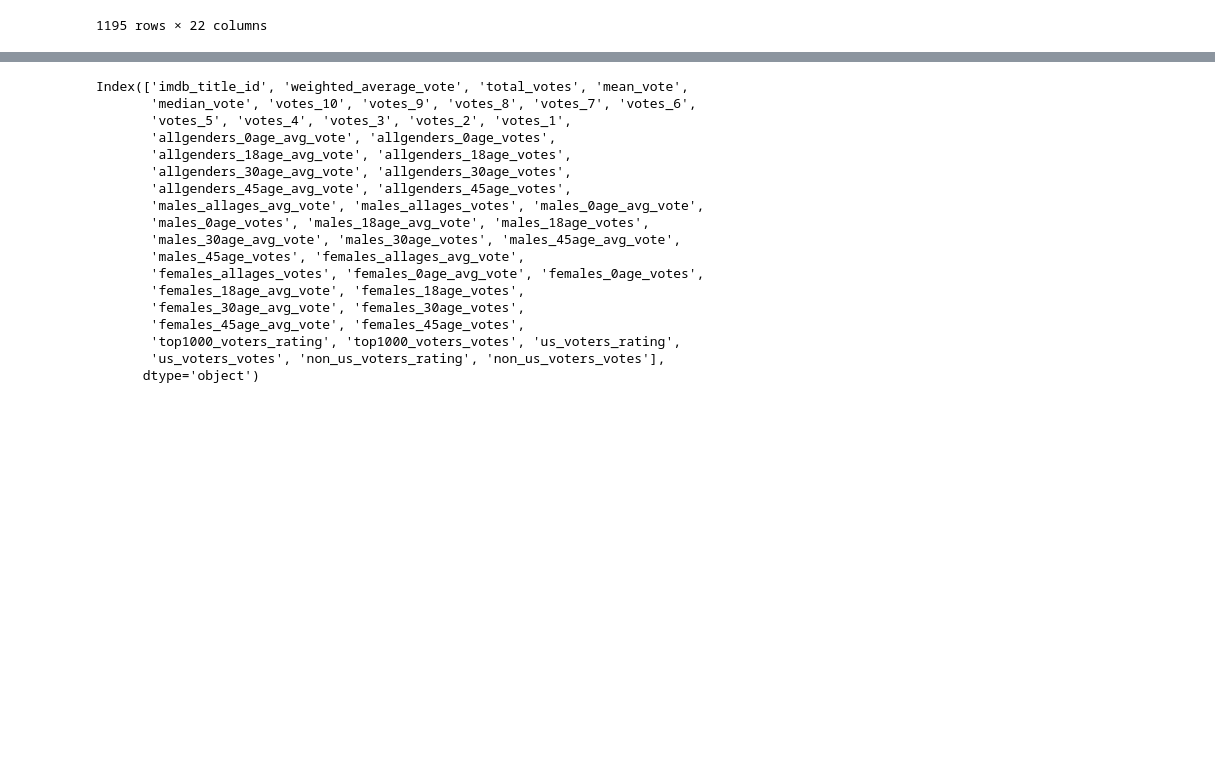
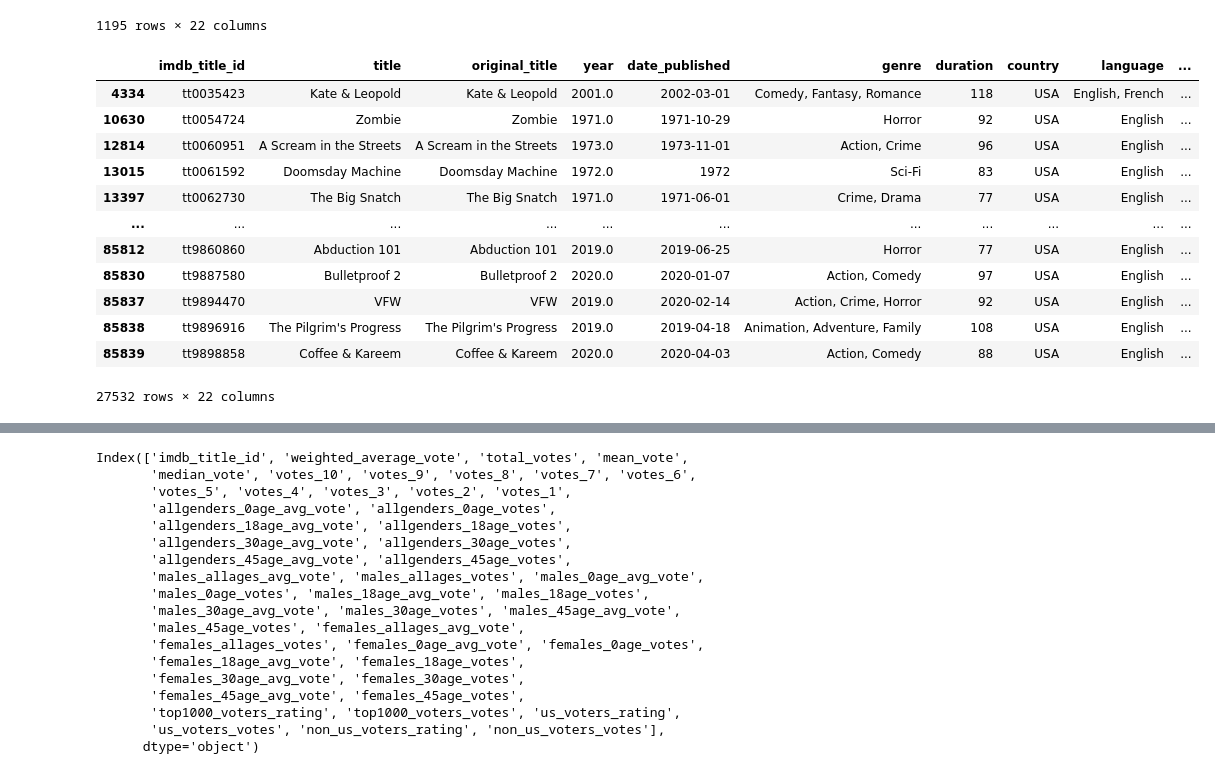
Before and after one commit to iamSShan/movie-recommendation-system, a Jupyter notebook: pre_process/preProcessing.ipynb, the cells around one changed output, grey strips where cells are left out. Cells and saved outputs as stored; diff of their text form; code cells hidden in the pictures; blank space fills up the shorter version.

```diff
--- a/pre_process/preProcessing.ipynb
+++ b/pre_process/preProcessing.ipynb
@@ -64,3 +70,29 @@ movies_df[(movies_df["country"] == "India") & (movies_df["year"] > 2000) & (movi
 | 81296 | tt6832682 | Shahjahan | Shahjahan | 2001.0 | 2001-11-14 | Drama, Romance | 156 | India | Tamil | ... |
 | 83791 | tt8116258 | Thiruda Thirudi | Thiruda Thirudi | 2003.0 | 2003-09-05 | Comedy, Romance | 132 | India | Tamil | ... |
 1195 rows × 22 columns
+# %%
+# Now filter movies from USA and India only
+movies_df = movies_df[movies_df['country'].str.contains("USA", na=False) | movies_df['country'].str.contains("India", na=False)]
+
+# Also filter movies with English and Hindi as their language
+# movies_df = movies_df[movies_df['language'].str.contains("English", na=False) | movies_df['language'].str.contains("Hindi", na=False) | movies_df['language'].str.contains("Telugu", na=False)]
+movies_df = movies_df[movies_df['language'].str.contains("English", na=False) | movies_df['language'].str.contains("Hindi", na=False)]
+
+# Filter movies which have came after or in year 1970 to reduce dataframe size
+movies_df = movies_df[movies_df['year'] >= 1970]
+
+movies_df
+# %% [output]
+|  | imdb_title_id | title | original_title | year | date_published | genre | duration | country | language | ... |
+| 4334 | tt0035423 | Kate & Leopold | Kate & Leopold | 2001.0 | 2002-03-01 | Comedy, Fantasy, Romance | 118 | USA | English, French | ... |
+| 10630 | tt0054724 | Zombie | Zombie | 1971.0 | 1971-10-29 | Horror | 92 | USA | English | ... |
+| 12814 | tt0060951 | A Scream in the Streets | A Scream in the Streets | 1973.0 | 1973-11-01 | Action, Crime | 96 | USA | English | ... |
+| 13015 | tt0061592 | Doomsday Machine | Doomsday Machine | 1972.0 | 1972 | Sci-Fi | 83 | USA | English | ... |
+| 13397 | tt0062730 | The Big Snatch | The Big Snatch | 1971.0 | 1971-06-01 | Crime, Drama | 77 | USA | English | ... |
+| ... | ... | ... | ... | ... | ... | ... | ... | ... | ... | ... |
+| 85812 | tt9860860 | Abduction 101 | Abduction 101 | 2019.0 | 2019-06-25 | Horror | 77 | USA | English | ... |
+| 85830 | tt9887580 | Bulletproof 2 | Bulletproof 2 | 2020.0 | 2020-01-07 | Action, Comedy | 97 | USA | English | ... |
+| 85837 | tt9894470 | VFW | VFW | 2019.0 | 2020-02-14 | Action, Crime, Horror | 92 | USA | English | ... |
+| 85838 | tt9896916 | The Pilgrim's Progress | The Pilgrim's Progress | 2019.0 | 2019-04-18 | Animation, Adventure, Family | 108 | USA | English | ... |
+| 85839 | tt9898858 | Coffee & Kareem | Coffee & Kareem | 2020.0 | 2020-04-03 | Action, Comedy | 88 | USA | English | ... |
+27532 rows × 22 columns
```
Also changed, not shown: parts of 23 cells of this notebook.
